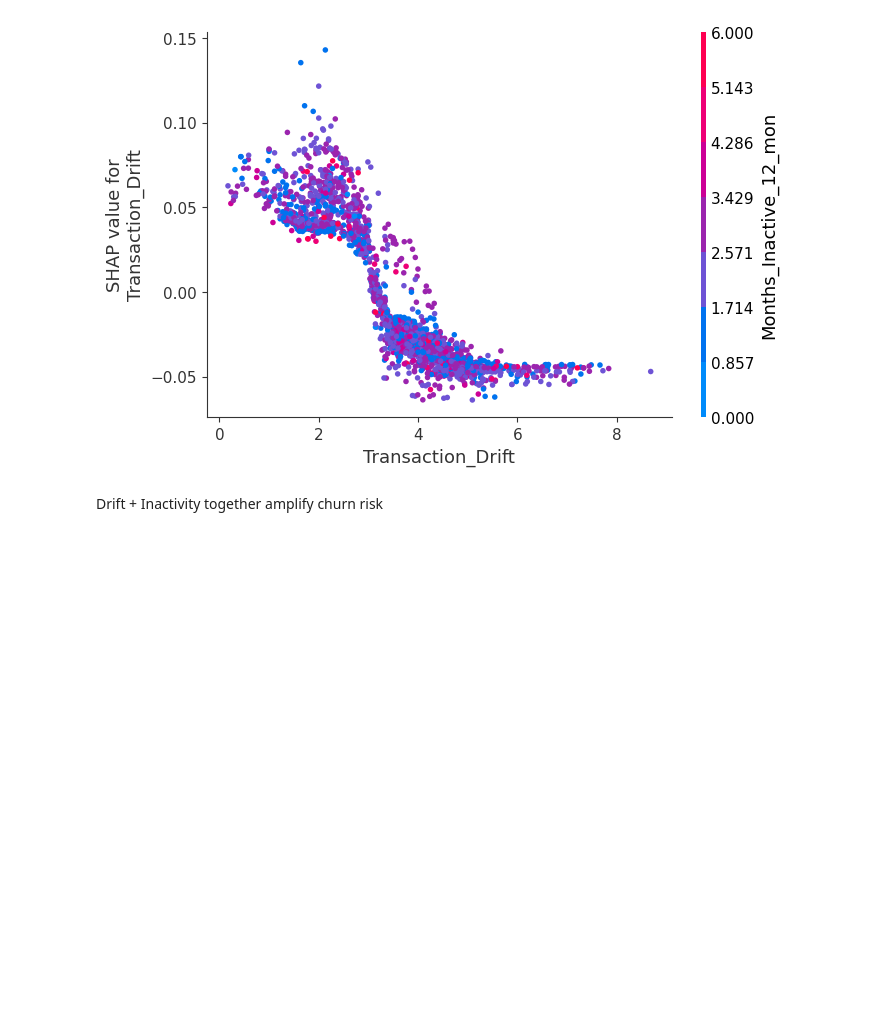
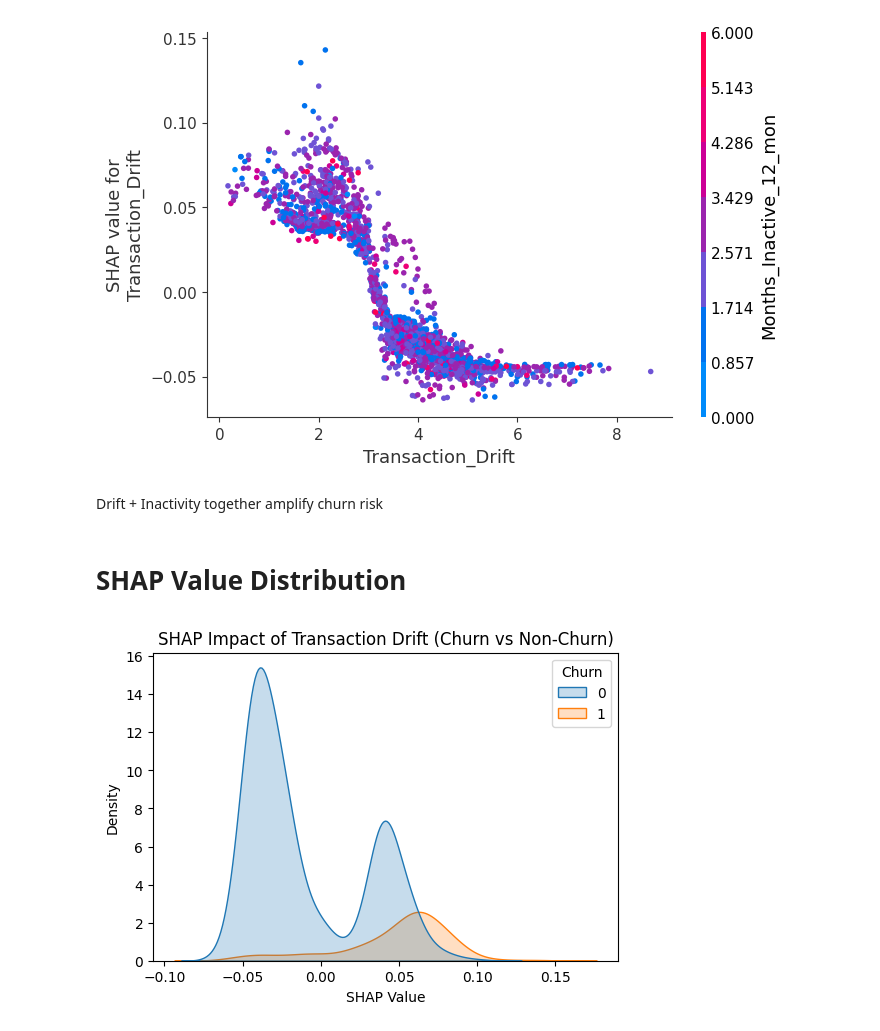
Before and after one commit to ommishra03/Customer_Spending_-_Engagement_Analytics, a Jupyter notebook: Statistical_Analysis/05_predictive_modeling.ipynb, the cells around one changed output. Drawn from its saved outputs; the diff is of its cells as text; code cells hidden in the pictures; blank space fills up the shorter version.

```diff
--- a/Statistical_Analysis/05_predictive_modeling.ipynb
+++ b/Statistical_Analysis/05_predictive_modeling.ipynb
@@ -356,3 +356,17 @@ shap.dependence_plot(
 [figure]
 # %% [markdown]
 Drift + Inactivity together amplify churn risk
+# %% [markdown]
+# SHAP Value Distribution
+# %%
+plt.figure(figsize=(6,4))
+sns.kdeplot(
+    x=shap_to_plot[:, features.index("Transaction_Drift")],
+    hue=y_test,
+    fill=True
+)
+plt.title("SHAP Impact of Transaction Drift (Churn vs Non-Churn)")
+plt.xlabel("SHAP Value")
+plt.show()
+# %% [output]
+[figure, added]
```
Also changed, not shown: parts of 15 cells of this notebook, 4 other files.
